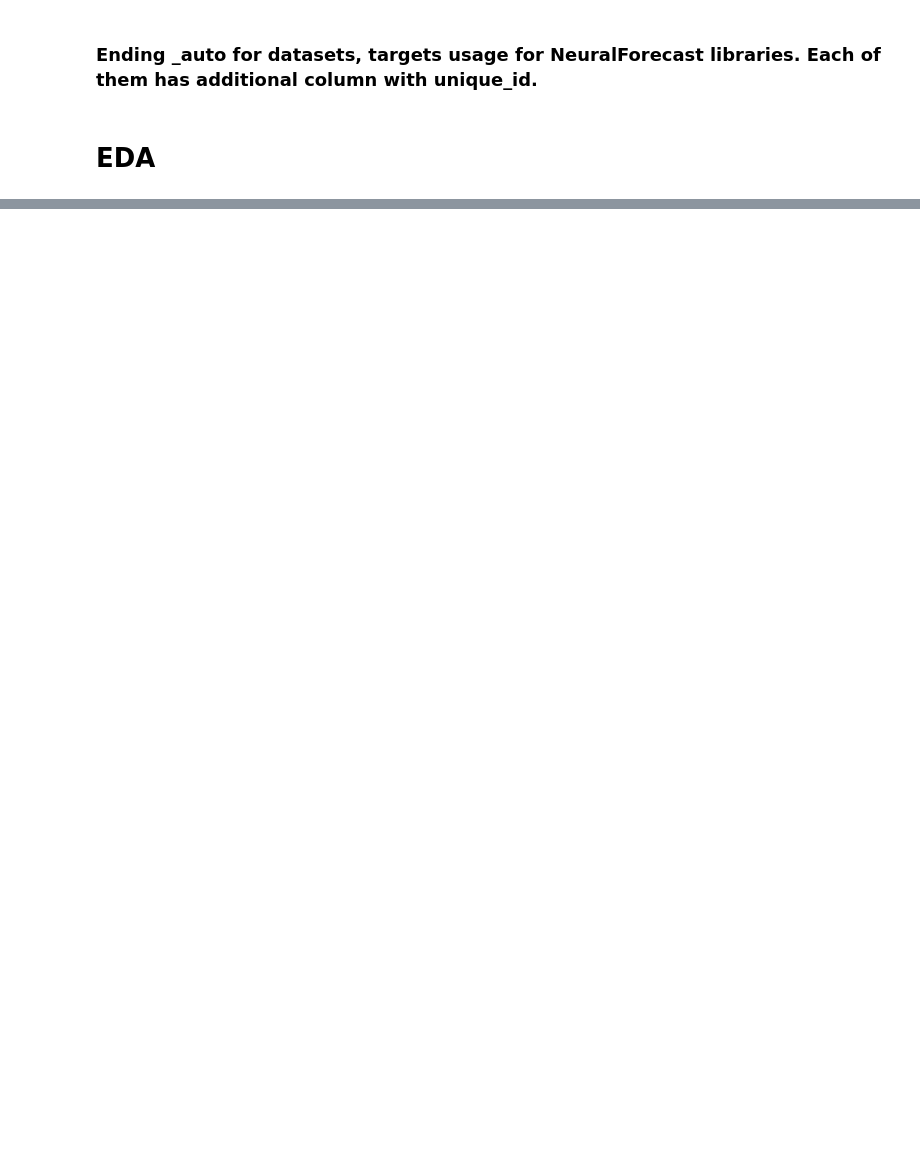
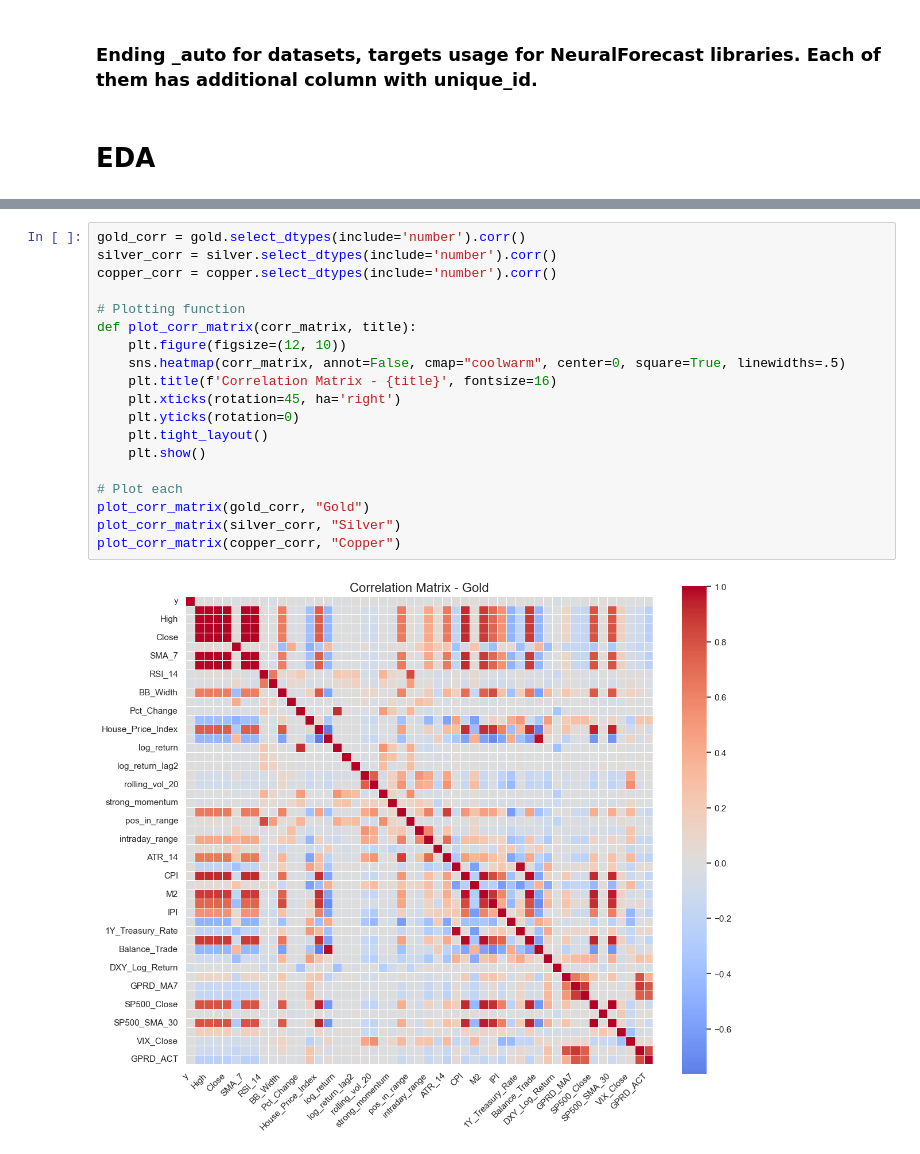
Before and after one commit to QBKFD/Commodities-Forecast-NN, a Jupyter notebook: notebooks/data_pre.ipynb, the cells around one changed output, grey strips where cells are left out. Drawn from its saved outputs; the diff is of its cells as text; blank space fills up the shorter version.

```diff
--- a/notebooks/data_pre.ipynb
+++ b/notebooks/data_pre.ipynb
@@ -777,0 +828,21 @@ FileNotFoundError: [Errno 2] No such file or directory: 'data/gold_fixed_auto.cs
+# %%
+gold_corr = gold.select_dtypes(include='number').corr()
+silver_corr = silver.select_dtypes(include='number').corr()
+copper_corr = copper.select_dtypes(include='number').corr()
+
+# Plotting function
+def plot_corr_matrix(corr_matrix, title):
+    plt.figure(figsize=(12, 10))
+    sns.heatmap(corr_matrix, annot=False, cmap="coolwarm", center=0, square=True, linewidths=.5)
+    plt.title(f'Correlation Matrix - {title}', fontsize=16)
+    plt.xticks(rotation=45, ha='right')
+    plt.yticks(rotation=0)
+    plt.tight_layout()
+    plt.show()
+
+# Plot each
+plot_corr_matrix(gold_corr, "Gold")
+plot_corr_matrix(silver_corr, "Silver")
+plot_corr_matrix(copper_corr, "Copper")
+# %% [output]
+[figure, added]
```
Also changed, not shown: parts of 10 cells of this notebook.
